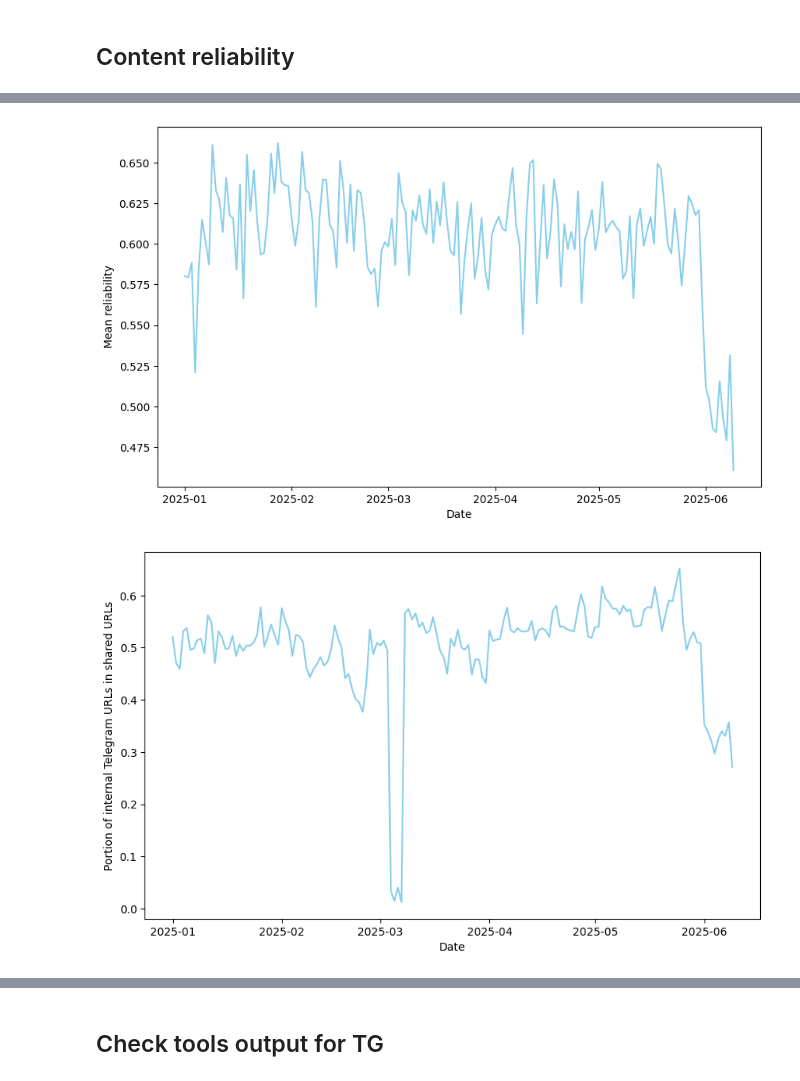
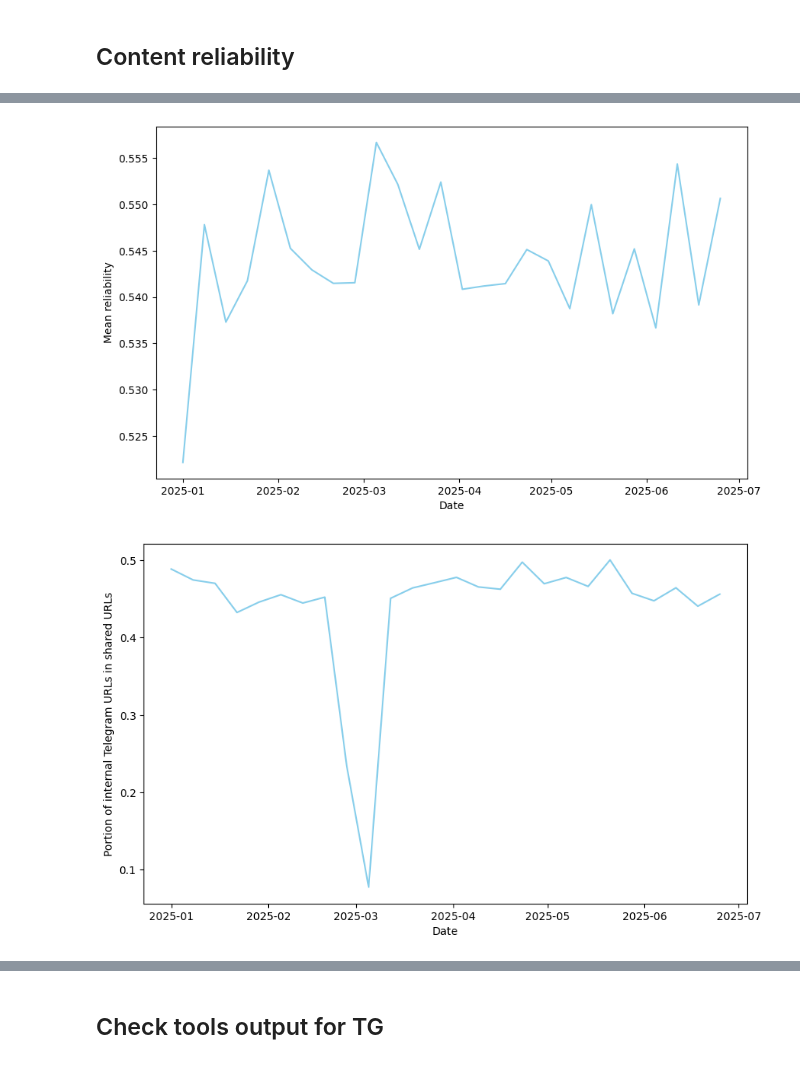
Before and after one commit to TLouf/AI4trust-observatory, a Jupyter notebook: viz.ipynb, the cells around one changed output, grey strips where cells are left out. Cells and saved outputs as stored; diff of their text form; code cells hidden in the pictures.

```diff
--- a/viz.ipynb
+++ b/viz.ipynb
@@ -89,7 +93,7 @@ fig.show()
 ## Content reliability
 # %%
 query = "select * from news.lasser_dq_scores"
-domains = df_from_db(query, ['domain', 'reliability'], catalog='db')
+domains = obs.db_utils.df_from_db(query, catalog='db').rename({'pc1': 'reliability'})
 # %%
 dt_range = pl.datetime_range(
     dt.date(2025, 1, 1),
@@ -126,0 +115,36 @@ daily_stats = pl.DataFrame(daily_stats, orient='row')
+# %%
+start_from_idx = 0  # to resume after a crash
+stats_evol = []
+for dt_from, dt_to in tqdm(zip(dt_range[start_from_idx:-1], dt_range[start_from_idx + 1 :])):
+    query = (
+        f"select {', '.join(cols)} from telegram.messages"
+        f" where date > '{dt_from}' and date < '{dt_to}' and cardinality(text_urls) > 0"
+    )
+    df = obs.db_utils.df_from_db(query, struct_cols=["reactions"], infer_schema_length=None)
+    if df.is_empty():
+        continue
+    df = (
+        df.with_columns(
+            reactions=pl.col("other_reactions").fill_null(0)
+            + pl.sum_horizontal(pl.col("reactions").struct.unnest())
+        )
+        .explode("text_urls")
+        .with_columns(pl.col("text_urls").str.extract(domain_patt).alias("domain"))
+        .join(domains, on="domain", how="left")
+    )
+    stats = df.select(
+        pl.lit(dt_from.date()).alias("date"),
+        pl.col("reliability").mean().alias("mean_rel"),
+        url_count=pl.len(),
+        prop_tg=(pl.col("domain") == "t.me").sum() / pl.len(),
+        prop_labelled=pl.col("reliability").is_not_null().sum() / pl.len(),
+    )
+    iri = df.filter(pl.col("reliability").is_not_null()).select(
+        (
+            (pl.col(*eng_cols) * (1 - pl.col("reliability"))).sum()
+            / (pl.col(*eng_cols).sum())
+        ).name.prefix("iri_")
+    )
+    stats_evol.append({**stats.to_dicts()[0], **iri.to_dicts()[0]})
+# %%
+stats_evol = pl.DataFrame(stats_evol, orient="row")
@@ -127,18 +172,18 @@ daily_stats = pl.DataFrame(daily_stats, orient='row')
 # %%
 fig, ax = plt.subplots(figsize=(10, 6))
-ax.plot('date', 'mean_rel', data=daily_stats, color='skyblue')
+ax.plot('date', 'mean_rel', data=stats_evol, color='skyblue')
 ax.set_xlabel('Date')
 ax.set_ylabel('Mean reliability')
 fig.show()
 # %% [output]
-[figure, old version]
+[figure, new version]
 # %%
 fig, ax = plt.subplots(figsize=(10, 6))
-ax.plot('date', 'prop_tg', data=daily_stats, color='skyblue')
+ax.plot('date', 'prop_tg', data=stats_evol, color='skyblue')
 ax.set_xlabel('Date')
 ax.set_ylabel('Portion of internal Telegram URLs in shared URLs')
 fig.show()
 # %% [output]
-[figure, old version]
+[figure, new version]
 # %%
 fig, ax = plt.subplots(figsize=(10, 6))
```
Also changed, not shown: parts of 17 cells of this notebook, 5 other files.
